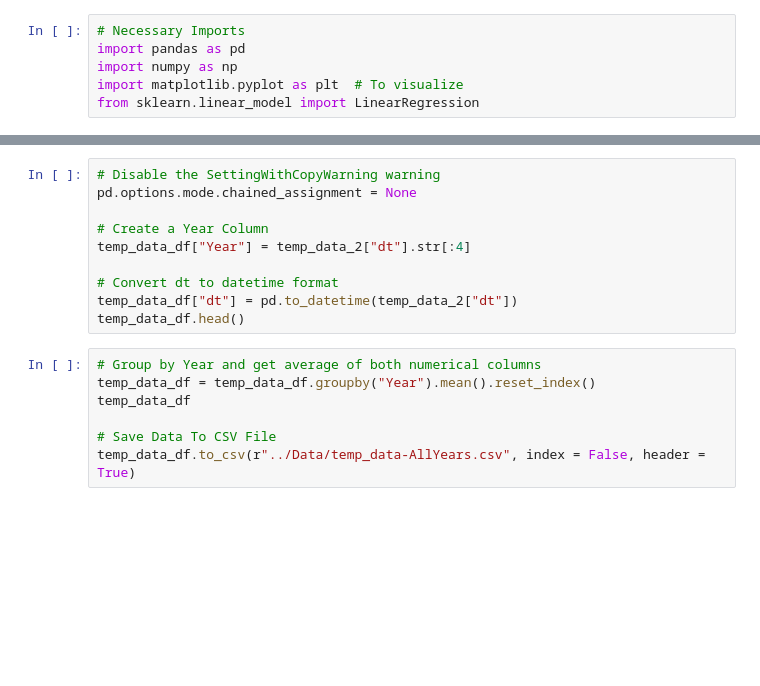
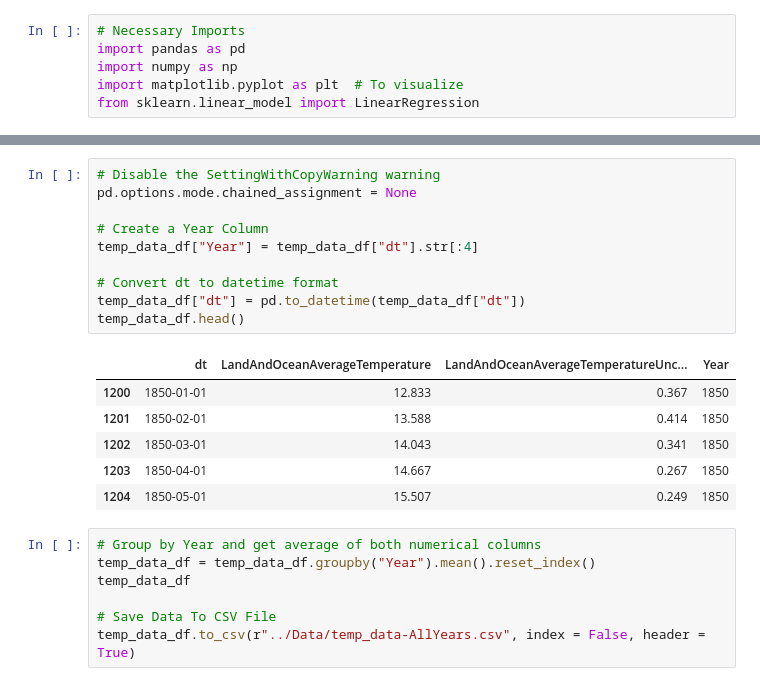
Before and after one commit to Khoi-Duong/ClimateChange, a Jupyter notebook: JupyterNotebook Files/Scrub Global Temperature File All Years.ipynb, the cells around one changed output, grey strips where cells are left out. Cells and saved outputs as stored; diff of their text form; blank space fills up the shorter version.

```diff
--- a/JupyterNotebook Files/Scrub Global Temperature File All Years.ipynb
+++ b/JupyterNotebook Files/Scrub Global Temperature File All Years.ipynb
@@ -25,13 +39,20 @@ temp_data_df.head()
 # %%
 # Disable the SettingWithCopyWarning warning
 pd.options.mode.chained_assignment = None
 
 # Create a Year Column
-temp_data_df["Year"] = temp_data_2["dt"].str[:4]
+temp_data_df["Year"] = temp_data_df["dt"].str[:4]
 
 # Convert dt to datetime format
-temp_data_df["dt"] = pd.to_datetime(temp_data_2["dt"])
+temp_data_df["dt"] = pd.to_datetime(temp_data_df["dt"])
 temp_data_df.head()
+# %% [output]
+|  | dt | LandAndOceanAverageTemperature | LandAndOceanAverageTemperatureUnc... | Year |
+| 1200 | 1850-01-01 | 12.833 | 0.367 | 1850 |
+| 1201 | 1850-02-01 | 13.588 | 0.414 | 1850 |
+| 1202 | 1850-03-01 | 14.043 | 0.341 | 1850 |
+| 1203 | 1850-04-01 | 14.667 | 0.267 | 1850 |
+| 1204 | 1850-05-01 | 15.507 | 0.249 | 1850 |
 # %%
 # Group by Year and get average of both numerical columns
 temp_data_df = temp_data_df.groupby("Year").mean().reset_index()
```
Also changed, not shown: parts of 3 cells of this notebook.
